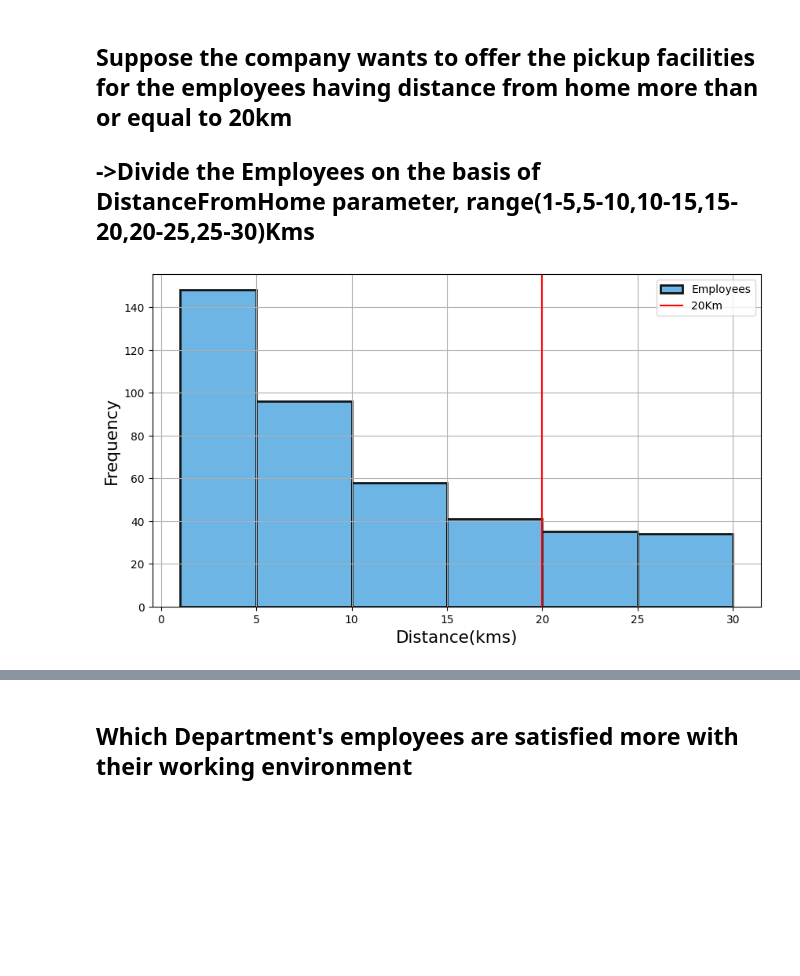
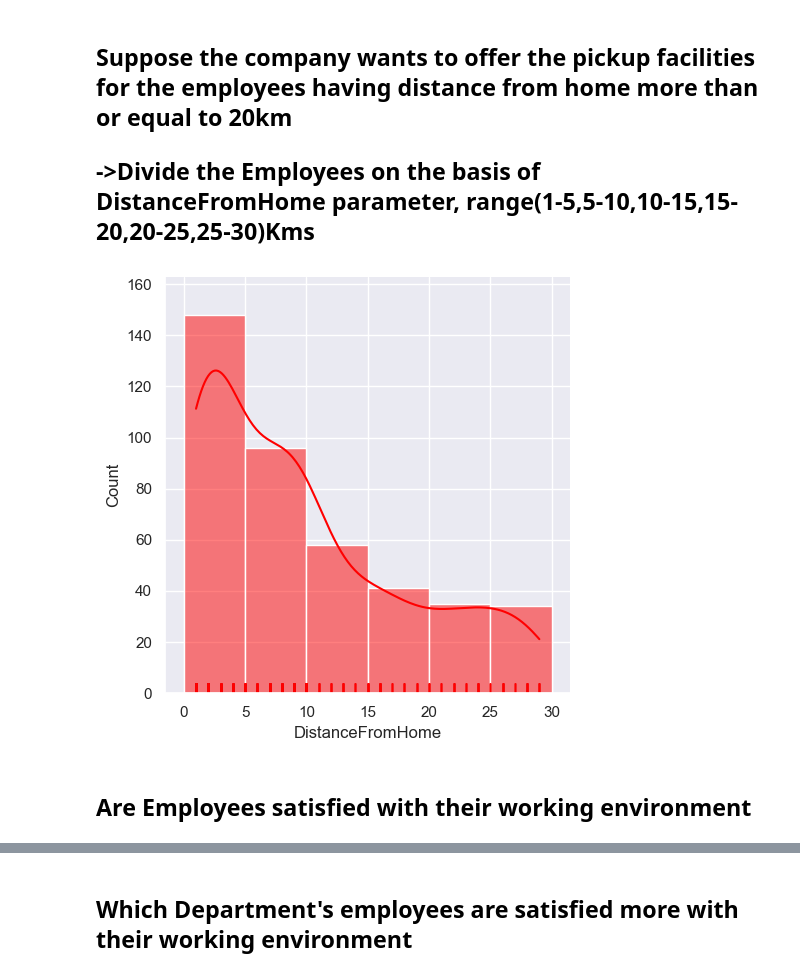
Before and after one commit to DeeZ-art/EDA-Emplyee_Dataset, a Jupyter notebook: EDA(Emplpoyee).ipynb, the cells around one changed output, grey strips where cells are left out. Drawn from its saved outputs; the diff is of its cells as text; code cells hidden in the pictures; blank space fills up the shorter version.

```diff
--- a/EDA(Emplpoyee).ipynb
+++ b/EDA(Emplpoyee).ipynb
@@ -6,5 +9,5 @@ import matplotlib.pyplot as plt
 # %%
-Data = pd.read_csv(r"C:\Users\Deepak Chaudhary\Downloads\archive\test.csv")
+Data = pd.read_csv(r"C:\Users\Deepak Chaudhary\Downloads\test1.csv")
 Data
 # %% [output]
 |  | Age | BusinessTravel | DailyRate | Department | DistanceFromHome | Education | EducationField | ... |
@@ -23,15 +26,7 @@ Data
 # %% [markdown]
 ## ->Which age group travels the most?
 # %%
-tra_rarely = Data.loc[Data[Data['BusinessTravel']=='Travel_Rarely'].index.values,'Age'].tolist()
-tra_freq = Data.loc[Data[Data['BusinessTravel']=='Travel_Frequently'].index.values,'Age'].tolist()
-tra_non = Data.loc[Data[Data['BusinessTravel']=='Non-Travel'].index.values,'Age'].tolist()
-l = [20,30,40,50,60,70,80]
-plt.hist(tra_rarely,color = 'blue',bins = l,edgecolor ='black',label = 'Rarely',alpha=0.7)
-plt.hist(tra_freq,color = 'yellow',bins = l,edgecolor ='black',label = 'Frequently')
-plt.hist(tra_non,color = 'red',bins = l,edgecolor ='black',label = 'None',alpha = 1)
-plt.xlabel("Age",fontsize = 15.5)
-plt.ylabel("Frequency",fontsize = 15.5)
-plt.legend()
+sns.set(style = 'darkgrid')
+sns.violinplot(x = 'BusinessTravel',y = 'Age',data = Data,palette = 'hot',saturation = 20,linewidth = 2,hue = 'Gender',split = True)
 plt.show()
 # %% [output]
@@ -63,13 +58,10 @@ plt.show()
 
 ## ->Divide the Employees on the basis of DistanceFromHome parameter, range(1-5,5-10,10-15,15-20,20-25,25-30)Kms
 # %%
-Dist = Data['DistanceFromHome'].tolist()
-plt.hist(Dist,bins = [1,5,10,15,20,25,30],edgecolor = 'black',color = '#5dade2',alpha = 0.9,linewidth = 2,label = 'Employees')
-plt.xlabel(r'Distance(kms)',fontsize = 15.5)
-plt.ylabel(r'Frequency',fontsize = 15.5)
-plt.axvline(20,color = 'red',label = '20Km')
-plt.legend()
-plt.grid()
+sns.displot(Data['DistanceFromHome'],bins = [0,5,10,15,20,25,30],kde = True,rug = True,color = "red")
 plt.show()
+plt.show()
 # %% [output]
-[figure, old version]
+[figure, new version]
+# %% [markdown]
+## Are Employees satisfied with their working environment
```
Also changed, not shown: parts of 18 cells of this notebook.
